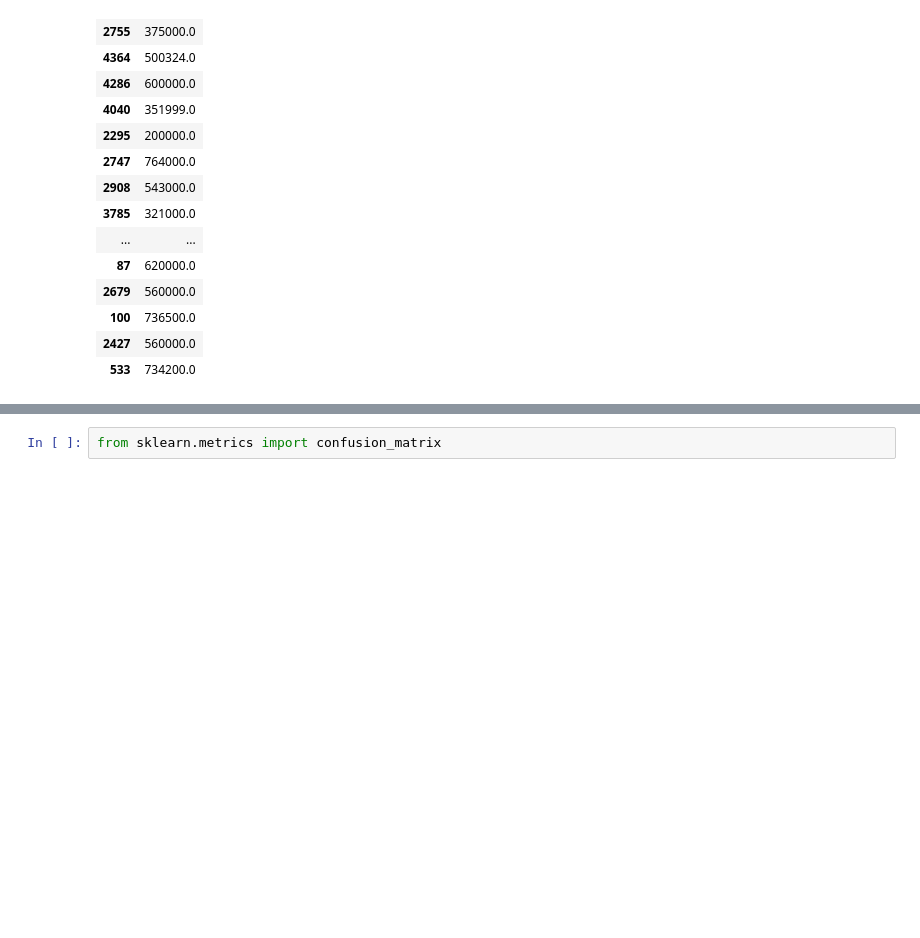
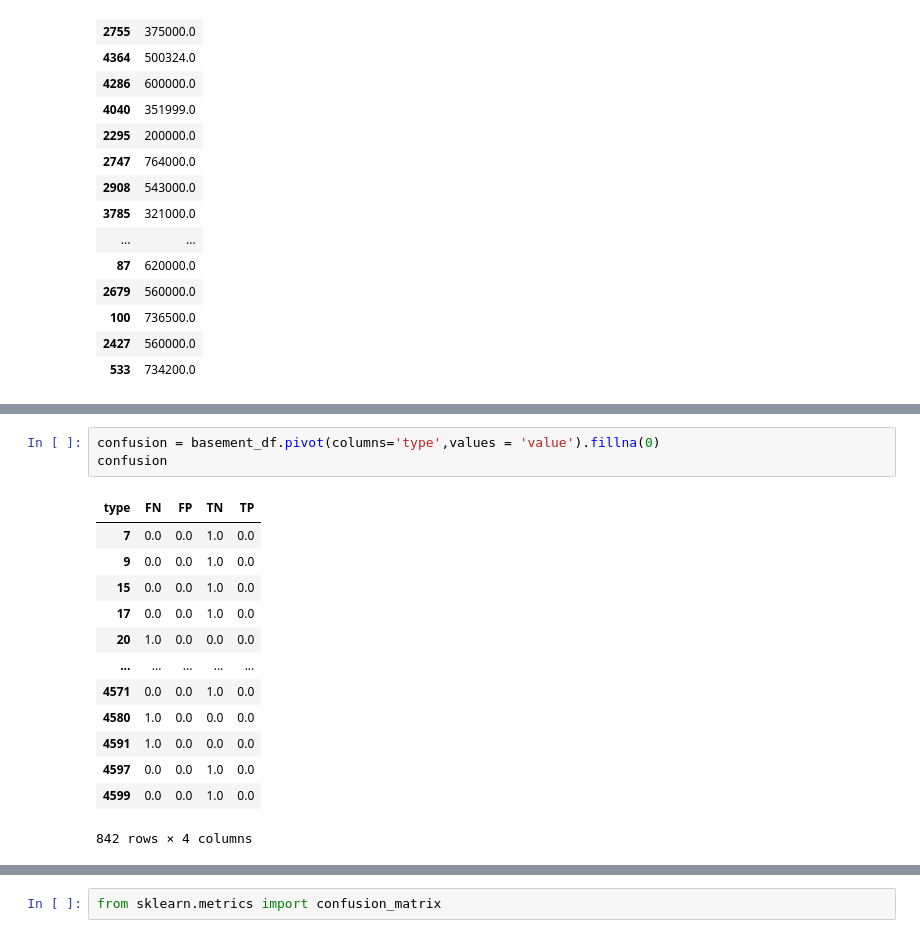
Before and after one commit to ncrowder/python, a Jupyter notebook: murach_data_analysis/class_demos/regression.ipynb, the cells around one changed output, grey strips where cells are left out. Cells and saved outputs as stored; diff of their text form; blank space fills up the shorter version.

```diff
--- a/murach_data_analysis/class_demos/regression.ipynb
+++ b/murach_data_analysis/class_demos/regression.ipynb
@@ -306,0 +349,17 @@ array([False, False, False, False, False, False, False, False, False,
+# %%
+confusion = basement_df.pivot(columns='type',values = 'value').fillna(0)
+confusion
+# %% [output]
+| type | FN | FP | TN | TP |
+| 7 | 0.0 | 0.0 | 1.0 | 0.0 |
+| 9 | 0.0 | 0.0 | 1.0 | 0.0 |
+| 15 | 0.0 | 0.0 | 1.0 | 0.0 |
+| 17 | 0.0 | 0.0 | 1.0 | 0.0 |
+| 20 | 1.0 | 0.0 | 0.0 | 0.0 |
+| ... | ... | ... | ... | ... |
+| 4571 | 0.0 | 0.0 | 1.0 | 0.0 |
+| 4580 | 1.0 | 0.0 | 0.0 | 0.0 |
+| 4591 | 1.0 | 0.0 | 0.0 | 0.0 |
+| 4597 | 0.0 | 0.0 | 1.0 | 0.0 |
+| 4599 | 0.0 | 0.0 | 1.0 | 0.0 |
+842 rows × 4 columns
```
Also changed, not shown: parts of 6 cells of this notebook.
